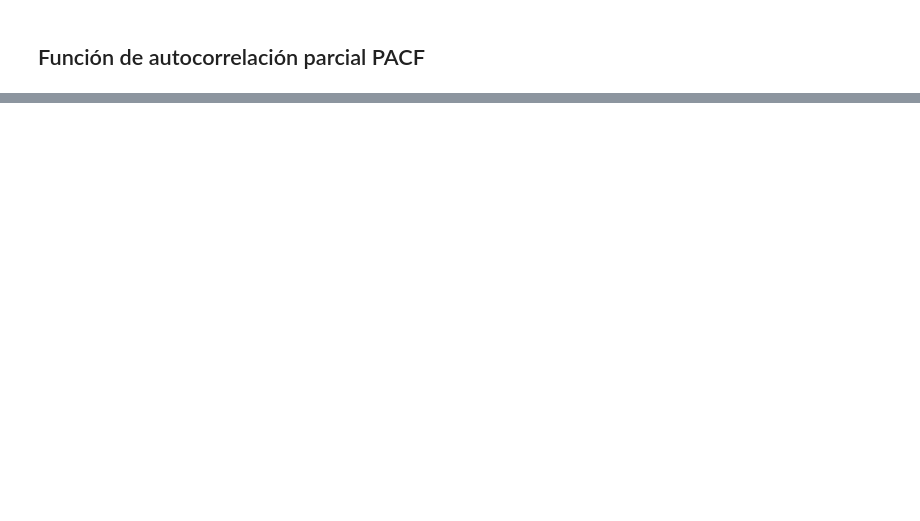
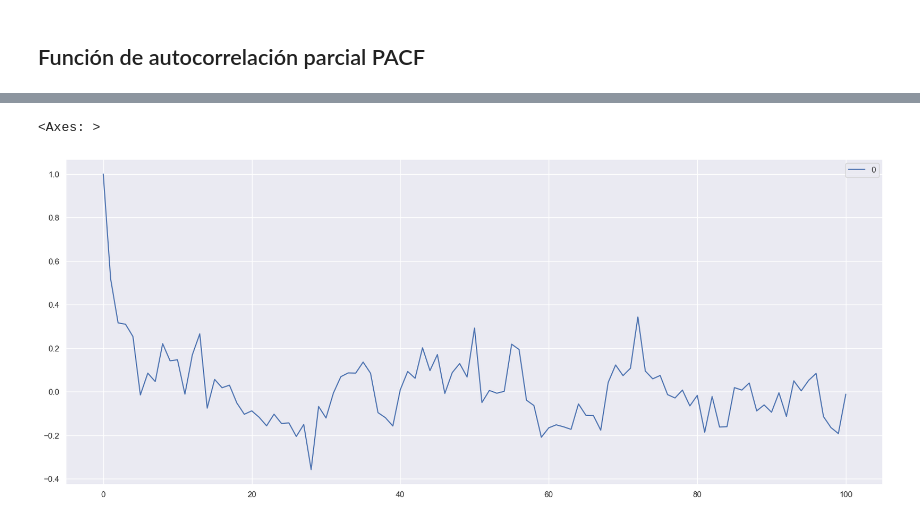
Before and after one commit to Chefi/Modelos-de-Control-de-Producci-n, a Jupyter notebook: Series de Tiempo en Python.ipynb, the cells around one changed output, grey strips where cells are left out. Drawn from its saved outputs; the diff is of its cells as text; code cells hidden in the pictures; blank space fills up the shorter version.

```diff
--- a/Series de Tiempo en Python.ipynb
+++ b/Series de Tiempo en Python.ipynb
@@ -229,0 +310,4 @@ plt.show()
+# %%
+seed(145)
+values = randn(100)
+values
@@ -229,0 +332,8 @@ plt.show()
+# %%
+Lista = []
+x = 1
+Lista.append(x)
+for i in range(100):
+    x = 0.6*x + 0.1*values[i]
+    Lista.append(x)
+Lista
@@ -229,0 +358,5 @@ plt.show()
+# %%
+pd.DataFrame(Lista).plot(figsize = (20,8))
+# %% [output]
+<Axes: >
+[figure, added]
```
Also changed, not shown: parts of 42 cells of this notebook.
